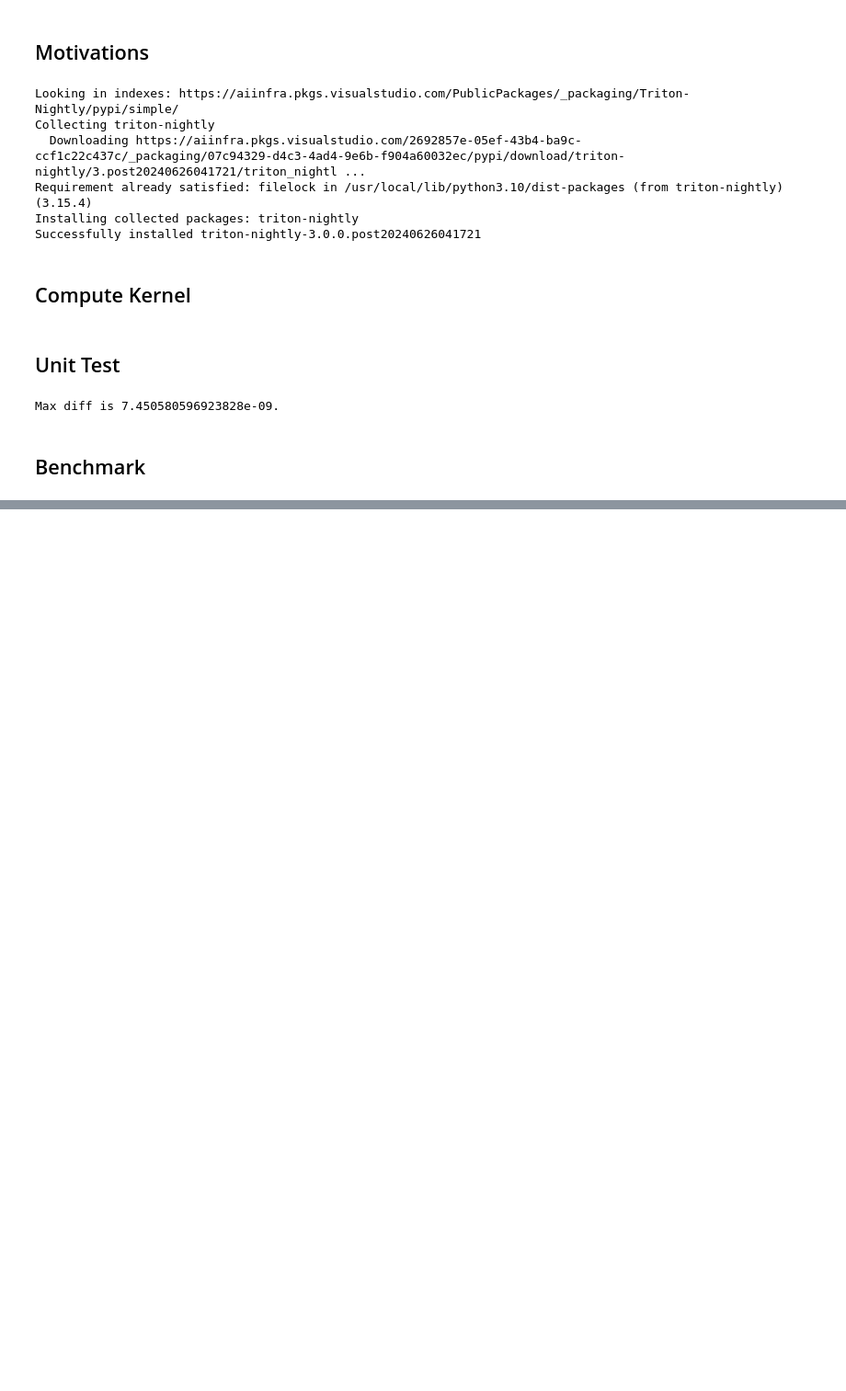
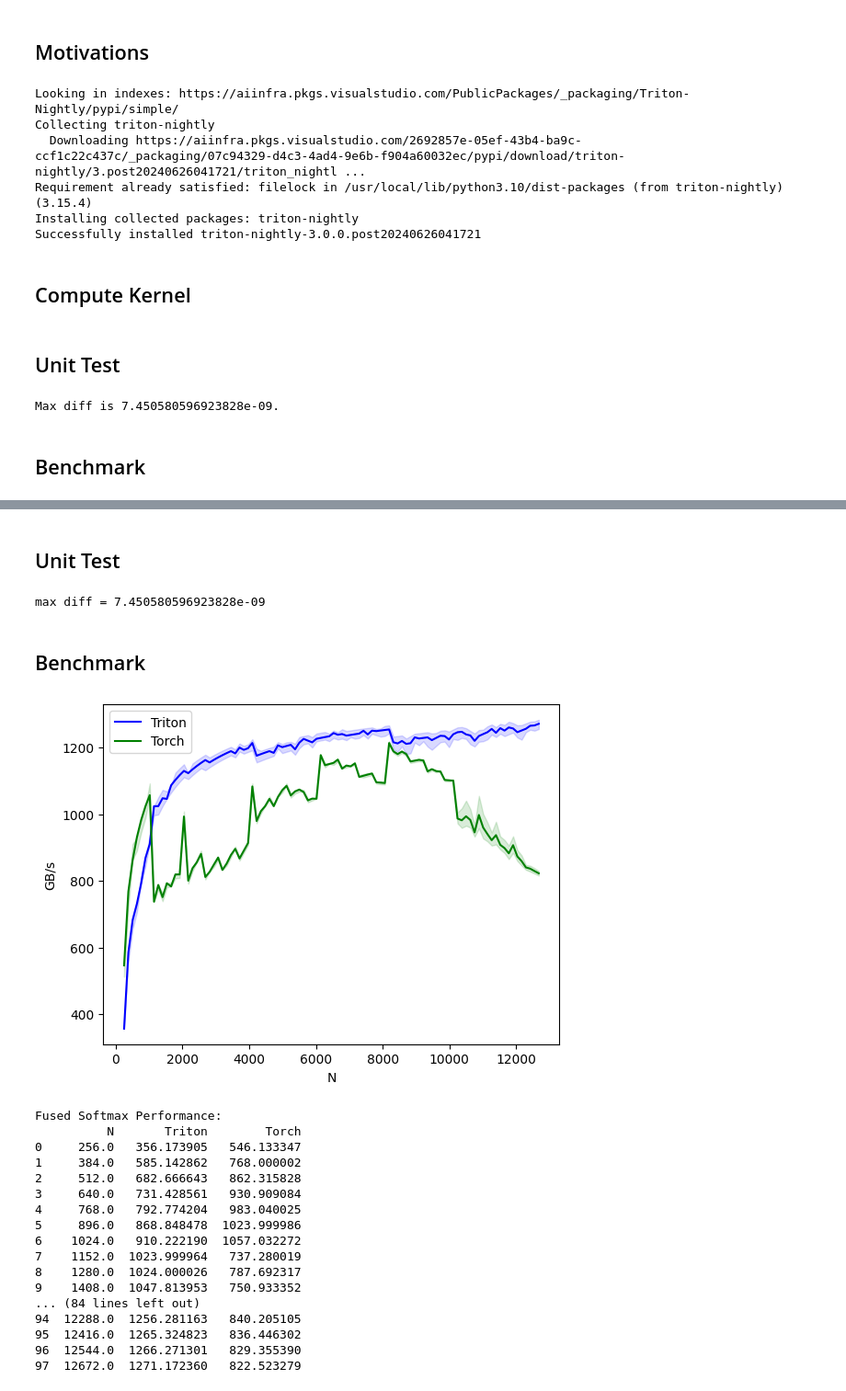
Before and after one commit to TechDailyNotes/study-notes-triton, a Jupyter notebook: triton_02_fused_softmax.ipynb, the cells around one changed output, grey strips where cells are left out. Shown: that part at 92% size. Saved outputs shown, nothing was run; the diff lists cells and outputs as text; code cells hidden in the pictures; blank space fills up the shorter version.

```diff
--- a/triton_02_fused_softmax.ipynb
+++ b/triton_02_fused_softmax.ipynb
@@ -182,0 +223,61 @@ Max diff is 7.450580596923828e-09.
+# %% [markdown]
+## Unit Test
+# %%
+torch.manual_seed(0)
+x = torch.randn((1823, 781), dtype=torch.float32, device="cuda")
+output_triton = prac_softmax(x)
+output_torch = torch.softmax(x, axis=1)
+assert torch.allclose(output_triton, output_torch), (output_triton, output_torch)
+print(f"max diff = {torch.max(torch.abs(output_triton - output_torch))}")
+# %% [output]
+max diff = 7.450580596923828e-09
+# %% [markdown]
+## Benchmark
+# %%
+@triton.testing.perf_report(
+    triton.testing.Benchmark(
+        x_names=["N"], x_vals=[128 * i for i in range(2, 100)],
+        line_arg="provider", line_vals = ["triton", "torch"],
+        line_names=["Triton", "Torch"], styles=[("blue", "-"), ("green", "-")],
+        ylabel="GB/s", plot_name="Fused Softmax Performance", args={"M": 4096},
+    )
+)
+def benchmark(M, N, provider):
+    # Step 1: Init input.
+    x = torch.randn((M, N), dtype=torch.float32, device="cuda")
+
+    # Step 2: Set benchmark parameters.
+    quantiles = [0.5, 0.2, 0.8]
+
+    # Step 3: Launch benchmark function.
+    if provider == "triton":
+        ms, min_ms, max_ms = triton.testing.do_bench(lambda: prac_softmax(x),
+                                                     quantiles=quantiles)
+    if provider == "torch":
+        ms, min_ms, max_ms = triton.testing.do_bench(lambda: torch.softmax(x, axis=1),
+                                                     quantiles=quantiles)
+
+    # Step 4: Compute throughput.
+    gbps = lambda ms: 2 * x.numel() * x.element_size() * 1e-9 / (ms * 1e-3)
+    return gbps(ms), gbps(min_ms), gbps(max_ms)
+# %%
+benchmark.run(show_plots=True, print_data=True)
+# %% [output]
+[figure, added]
+Fused Softmax Performance:
+          N       Triton        Torch
+0     256.0   356.173905   546.133347
+1     384.0   585.142862   768.000002
+2     512.0   682.666643   862.315828
+3     640.0   731.428561   930.909084
+4     768.0   792.774204   983.040025
+5     896.0   868.848478  1023.999986
+6    1024.0   910.222190  1057.032272
+7    1152.0  1023.999964   737.280019
+8    1280.0  1024.000026   787.692317
+9    1408.0  1047.813953   750.933352
+... (84 lines left out)
+94  12288.0  1256.281163   840.205105
+95  12416.0  1265.324823   836.446302
+96  12544.0  1266.271301   829.355390
+97  12672.0  1271.172360   822.523279
```
Also changed, not shown: parts of 7 cells of this notebook.
